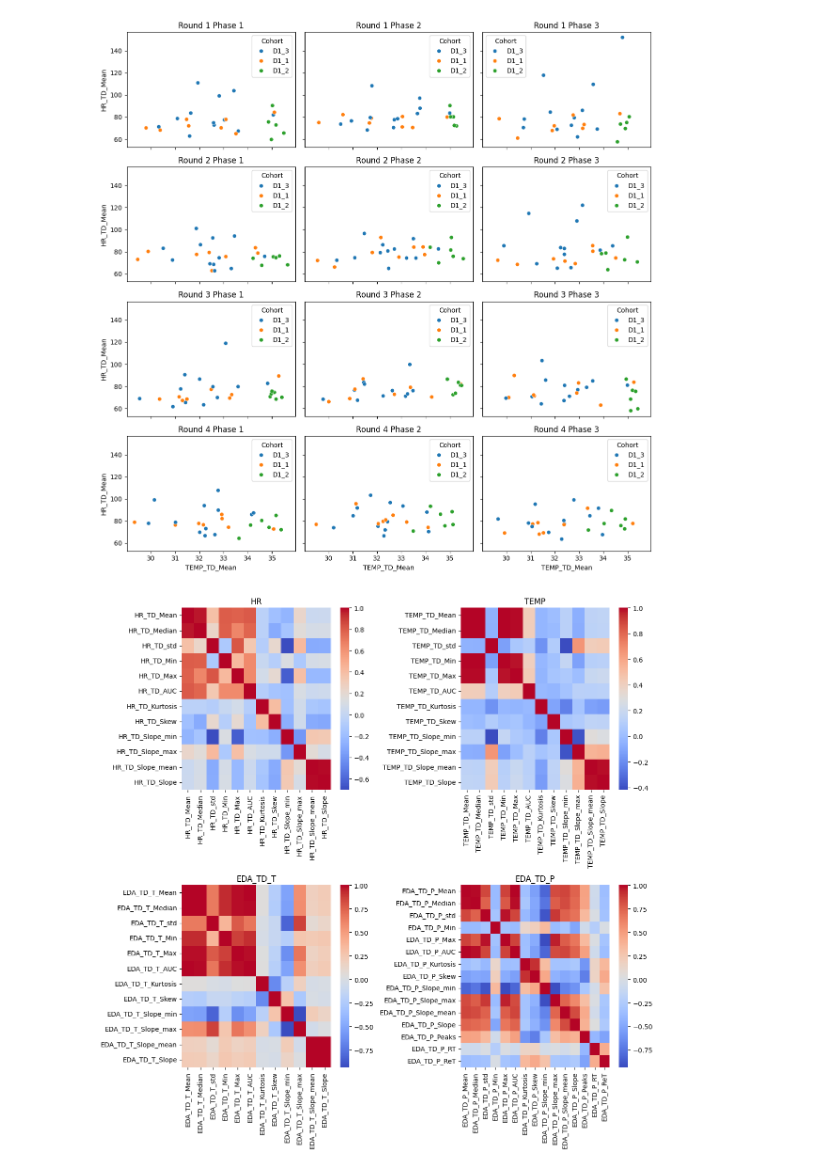
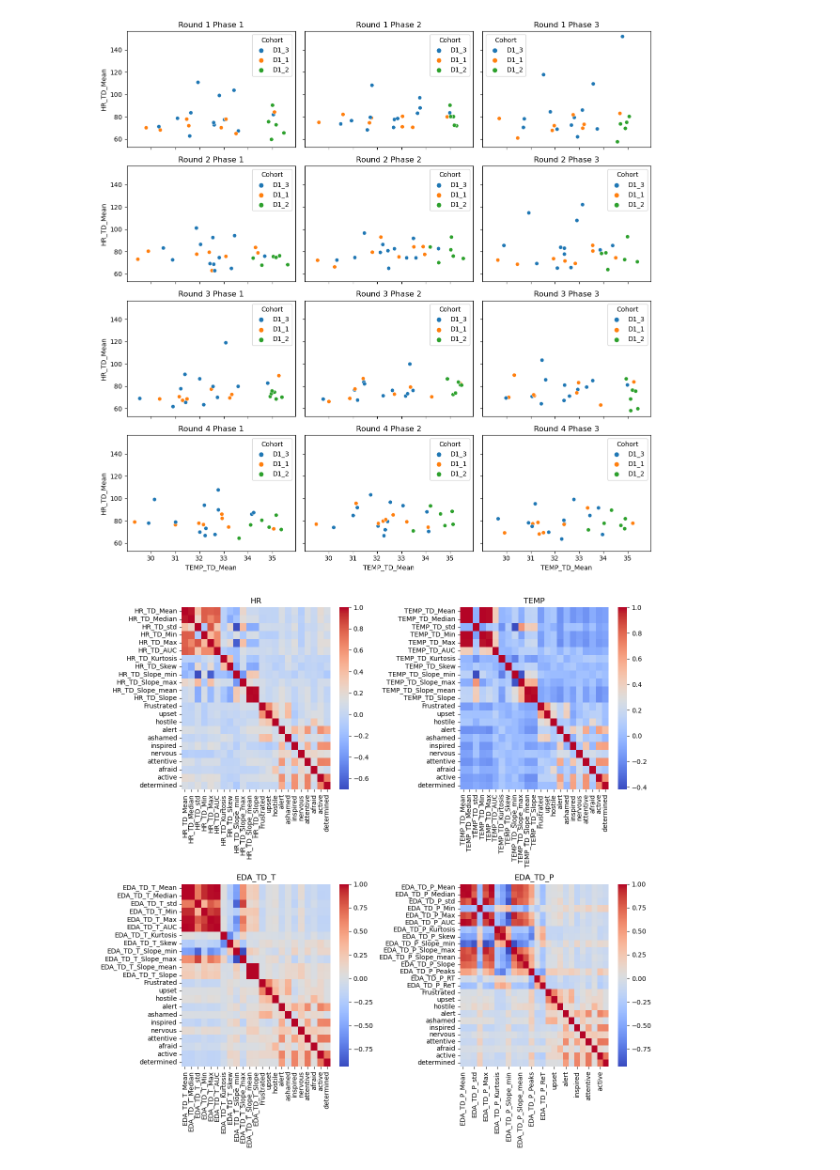
Before and after one commit to SorenBlattBendtsen/02582, a Jupyter notebook: Assignment_2/exploratory_additional_plots.ipynb, the cells around one changed output. Cells and saved outputs as stored; diff of their text form; code cells hidden in the pictures.

Commit message:
Correlations with feelings

```diff
--- a/Assignment_2/exploratory_additional_plots.ipynb
+++ b/Assignment_2/exploratory_additional_plots.ipynb
@@ -222,32 +217,35 @@ plt.tight_layout()
 plt.show()
 # %% [output]
 [figure]
+# %%
+feelings = ['Frustrated', 'upset', 'hostile', 'alert', 'ashamed', 'inspired', 'nervous', 'attentive', 'afraid', 'active', 'determined']
 # %%
 # columns that include HR
-hr_cols = [col for col in data.columns if 'HR' in col]
+hr_cols = [col for col in data.columns if 'HR' in col or col in feelings]
 # columns that include TEMP
-temp_cols = [col for col in data.columns if 'TEMP' in col]
+temp_cols = [col for col in data.columns if 'TEMP' in col or col in feelings]
 # columns that include EDA
-eda_T_cols = [col for col in data.columns if 'EDA_TD_T' in col]
-eda_P_cols = [col for col in data.columns if 'EDA_TD_P' in col]
+eda_T_cols = [col for col in data.columns if 'EDA_TD_T' in col or col in feelings]
+eda_P_cols = [col for col in data.columns if 'EDA_TD_P' in col or col in feelings]
+
 
 # make a 2x2 subplot with correlation heatmap for HR, TEMP, EDA_T and EDA_P respectively
 fig, axs = plt.subplots(2,2, figsize=(12,12))
 
 sns.heatmap(data[hr_cols].corr(), ax=axs[0,0], cmap='coolwarm')
 axs[0,0].set_title('HR')
 
 sns.heatmap(data[temp_cols].corr(), ax=axs[0,1], cmap='coolwarm')
 axs[0,1].set_title('TEMP')
 
 sns.heatmap(data[eda_T_cols].corr(), ax=axs[1,0], cmap='coolwarm')
 axs[1,0].set_title('EDA_TD_T')
 
 sns.heatmap(data[eda_P_cols].corr(), ax=axs[1,1], cmap='coolwarm')
 axs[1,1].set_title('EDA_TD_P')
 
 plt.tight_layout()
 
 plt.show()
 # %% [output]
-[figure, old version]
+[figure, new version]
```
Also changed, not shown: parts of 6 cells of this notebook, 1 other file.
